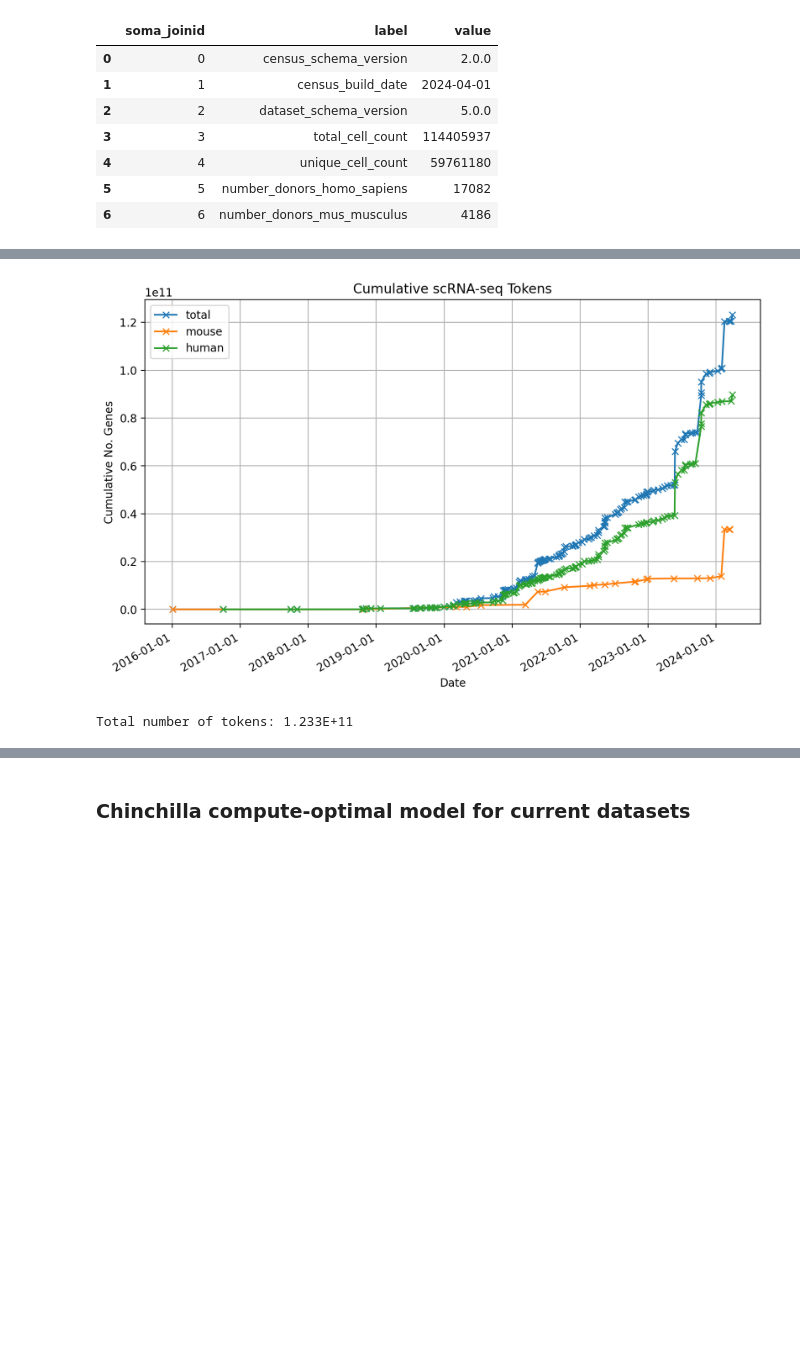
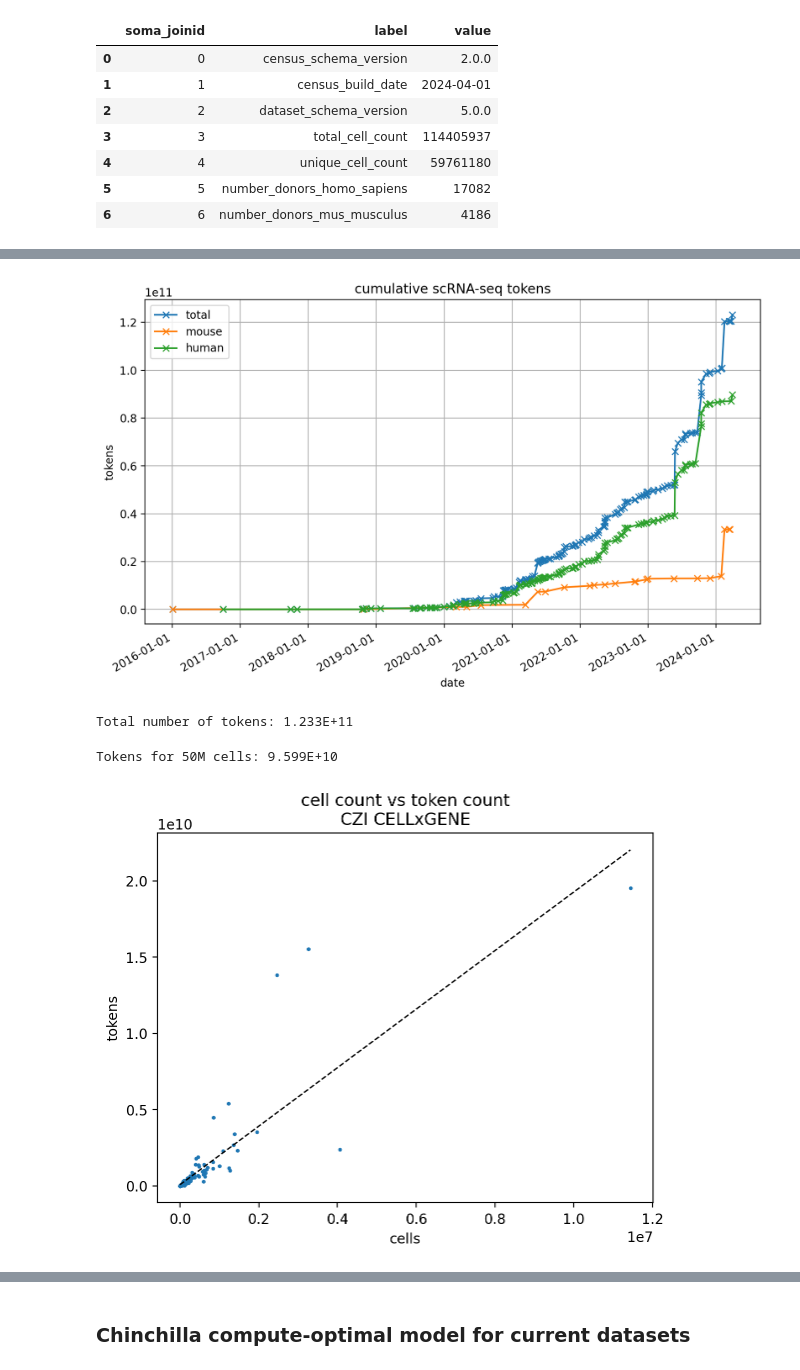
Before and after one commit to wconnell/scaling-bio, a Jupyter notebook: sys.ipynb, the cells around one changed output, grey strips where cells are left out. Cells and saved outputs as stored; diff of their text form; code cells hidden in the pictures; blank space fills up the shorter version.

```diff
--- a/sys.ipynb
+++ b/sys.ipynb
@@ -157,15 +141,43 @@ plt.gca().xaxis.set_major_formatter(mdates.DateFormatter('%Y-%m-%d'))
 plt.gca().xaxis.set_major_locator(mdates.AutoDateLocator())
 
 plt.legend()
-plt.xlabel('Date')
-plt.ylabel('Cumulative No. Genes')
-plt.title('Cumulative scRNA-seq Tokens')
+plt.xlabel('date')
+plt.ylabel('tokens')
+plt.title('cumulative scRNA-seq tokens')
 plt.grid(True)
 plt.gcf().autofmt_xdate()  # Auto-format for better date label appearance
 plt.show()
 # %% [output]
-[figure, old version]
+[figure, new version]
 # %%
 print(f"Total number of tokens: {ds_meta['cum_nnz'].max():.3E}")
 # %% [output]
 Total number of tokens: 1.233E+11
+# %%
+# Prepare data for the linear model
+X = ds_meta['collection_total_primary_cell_count'].to_numpy().reshape(-1,1)
+y = ds_meta['collection_total_nnz_count'].to_numpy()
+
+# Fit the linear model
+linear_model = LinearRegression()
+linear_model.fit(X, y)
+
+X_pred = np.arange(X.min(), X.max(), 10**4).reshape(-1,1)
+y_pred = linear_model.predict(X_pred)
+
+# Plot
+plt.scatter(X, y, s=3)
+plt.plot(X_pred, y_pred, color='black', linestyle='dashed', linewidth=1)
+
+# Calculate # tokens for 50M cells
+scfound_cells = 5e7
+d_scfound = linear_model.predict([[scfound_cells]])[0]
+print(f"Tokens for 50M cells: {d_scfound:.3E}")
+
+plt.xlabel('cells')
+plt.ylabel('tokens')
+plt.title('cell count vs token count\nCZI CELLxGENE')
+plt.show()
+# %% [output]
+Tokens for 50M cells: 9.599E+10
+[figure, added]
```
Also changed, not shown: parts of 13 cells of this notebook.
